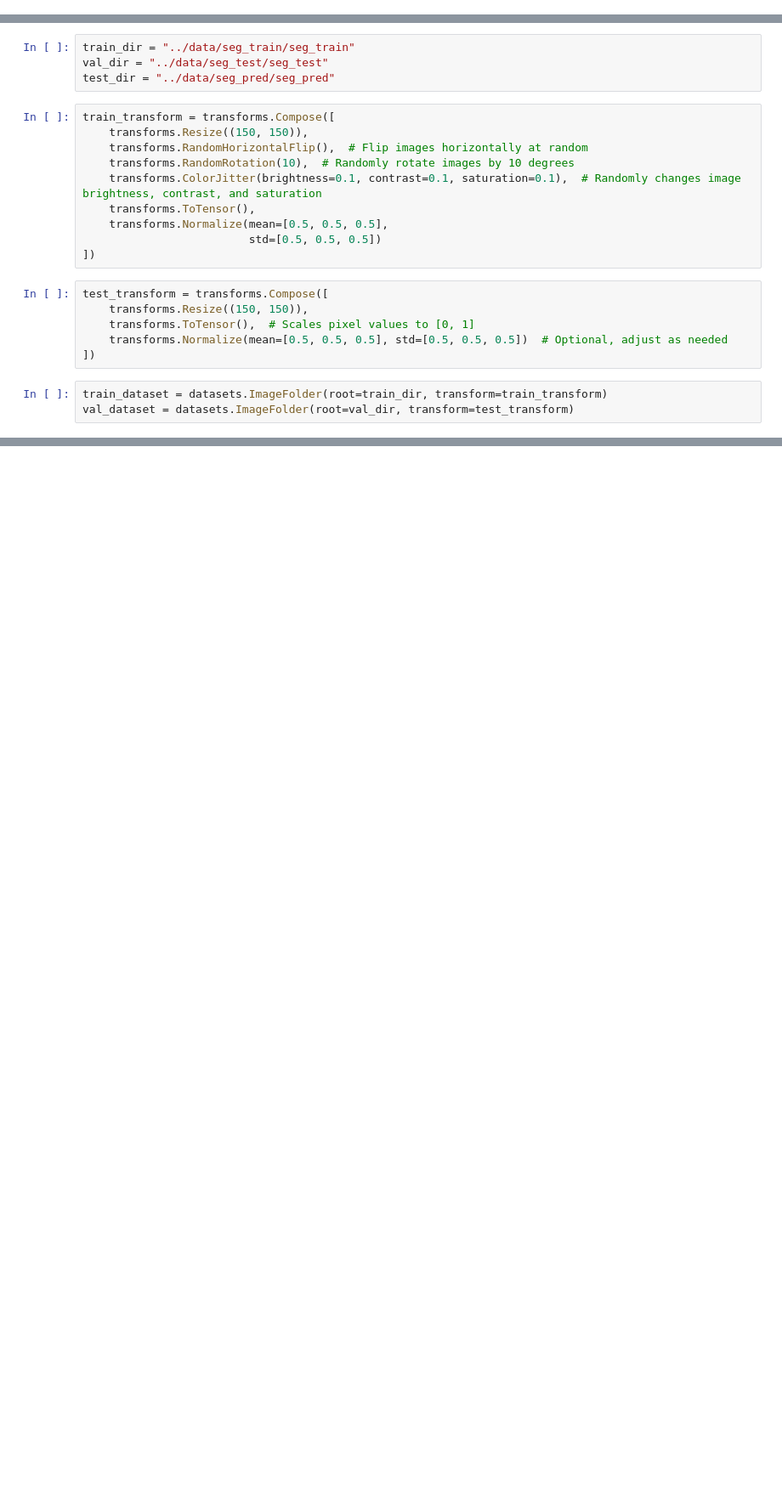
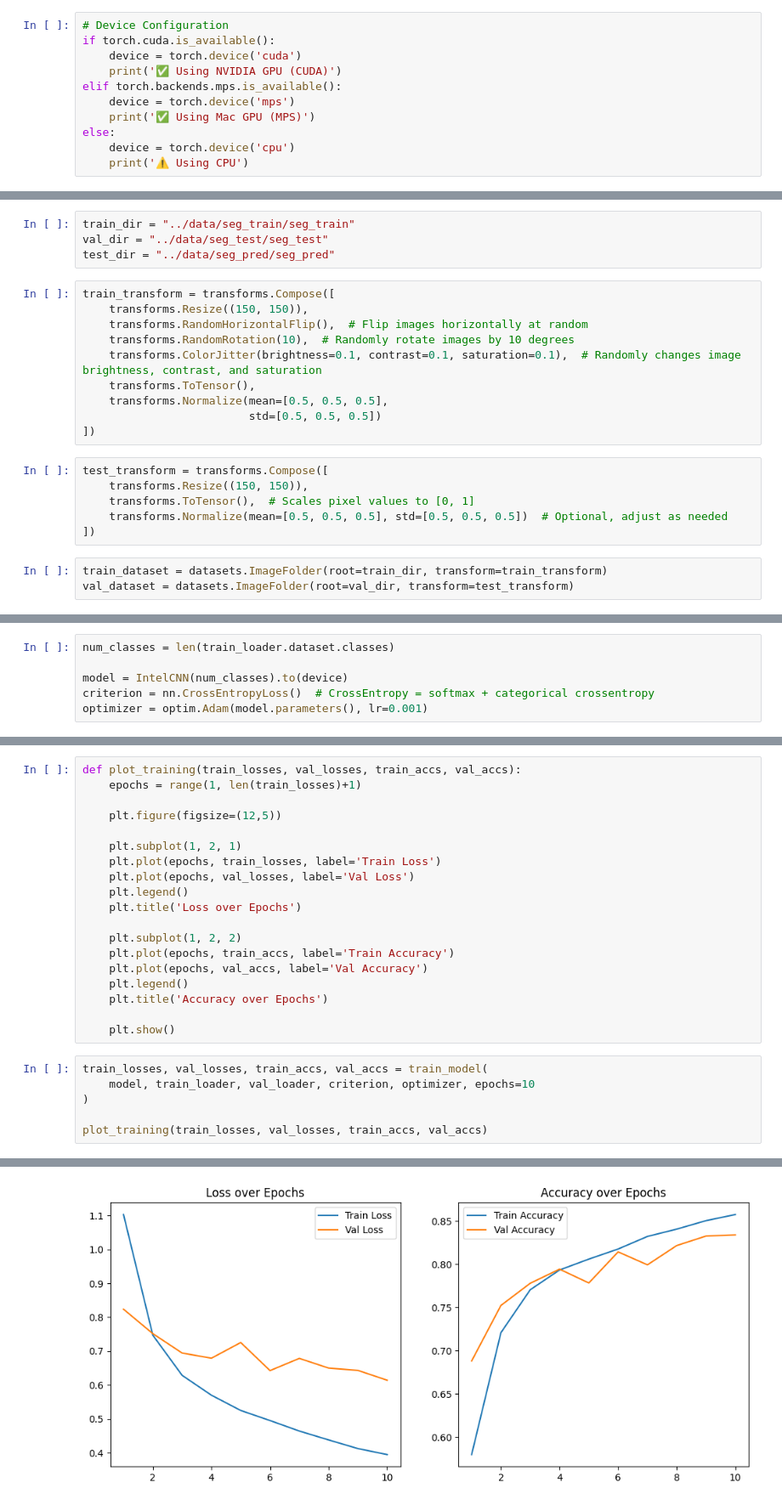
Before and after one commit to BikinGhimire/IntelImageClassification, a Jupyter notebook: Notebooks/Notebook.ipynb, the cells around one changed output, grey strips where cells are left out. Shown at 85% size. Saved outputs shown, nothing was run; the diff lists cells and outputs as text; blank space fills up the shorter version.

```diff
--- a/Notebooks/Notebook.ipynb
+++ b/Notebooks/Notebook.ipynb
@@ -8,0 +13,11 @@ import torchvision
+# %%
+# Device Configuration
+if torch.cuda.is_available():
+    device = torch.device('cuda')
+    print('✅ Using NVIDIA GPU (CUDA)')
+elif torch.backends.mps.is_available():
+    device = torch.device('mps')
+    print('✅ Using Mac GPU (MPS)')
+else:
+    device = torch.device('cpu')
+    print('⚠️ Using CPU')
@@ -64,0 +101,6 @@ show_images_from_each_class(train_loader.dataset, num_classes=6, images_per_clas
+# %%
+num_classes = len(train_loader.dataset.classes)
+
+model = IntelCNN(num_classes).to(device)
+criterion = nn.CrossEntropyLoss()  # CrossEntropy = softmax + categorical crossentropy
+optimizer = optim.Adam(model.parameters(), lr=0.001)
@@ -64,0 +161,26 @@ show_images_from_each_class(train_loader.dataset, num_classes=6, images_per_clas
+# %%
+def plot_training(train_losses, val_losses, train_accs, val_accs):
+    epochs = range(1, len(train_losses)+1)
+
+    plt.figure(figsize=(12,5))
+
+    plt.subplot(1, 2, 1)
+    plt.plot(epochs, train_losses, label='Train Loss')
+    plt.plot(epochs, val_losses, label='Val Loss')
+    plt.legend()
+    plt.title('Loss over Epochs')
+
+    plt.subplot(1, 2, 2)
+    plt.plot(epochs, train_accs, label='Train Accuracy')
+    plt.plot(epochs, val_accs, label='Val Accuracy')
+    plt.legend()
+    plt.title('Accuracy over Epochs')
+
+    plt.show()
+# %%
+train_losses, val_losses, train_accs, val_accs = train_model(
+    model, train_loader, val_loader, criterion, optimizer, epochs=10
+)
+
+plot_training(train_losses, val_losses, train_accs, val_accs)
+# %% [output]
@@ -64,0 +197 @@ show_images_from_each_class(train_loader.dataset, num_classes=6, images_per_clas
+[figure, added]
```
Also changed, not shown: parts of 8 cells of this notebook, 1 other file.
